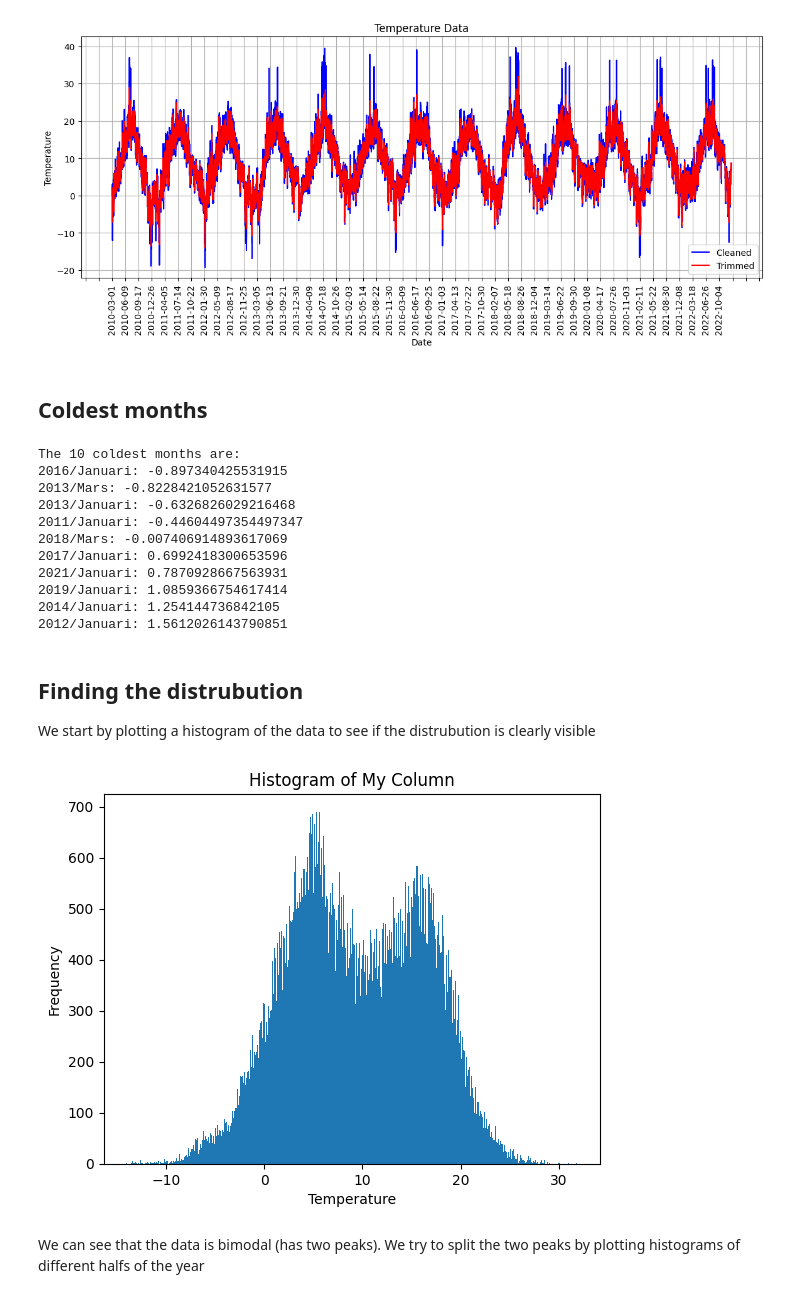
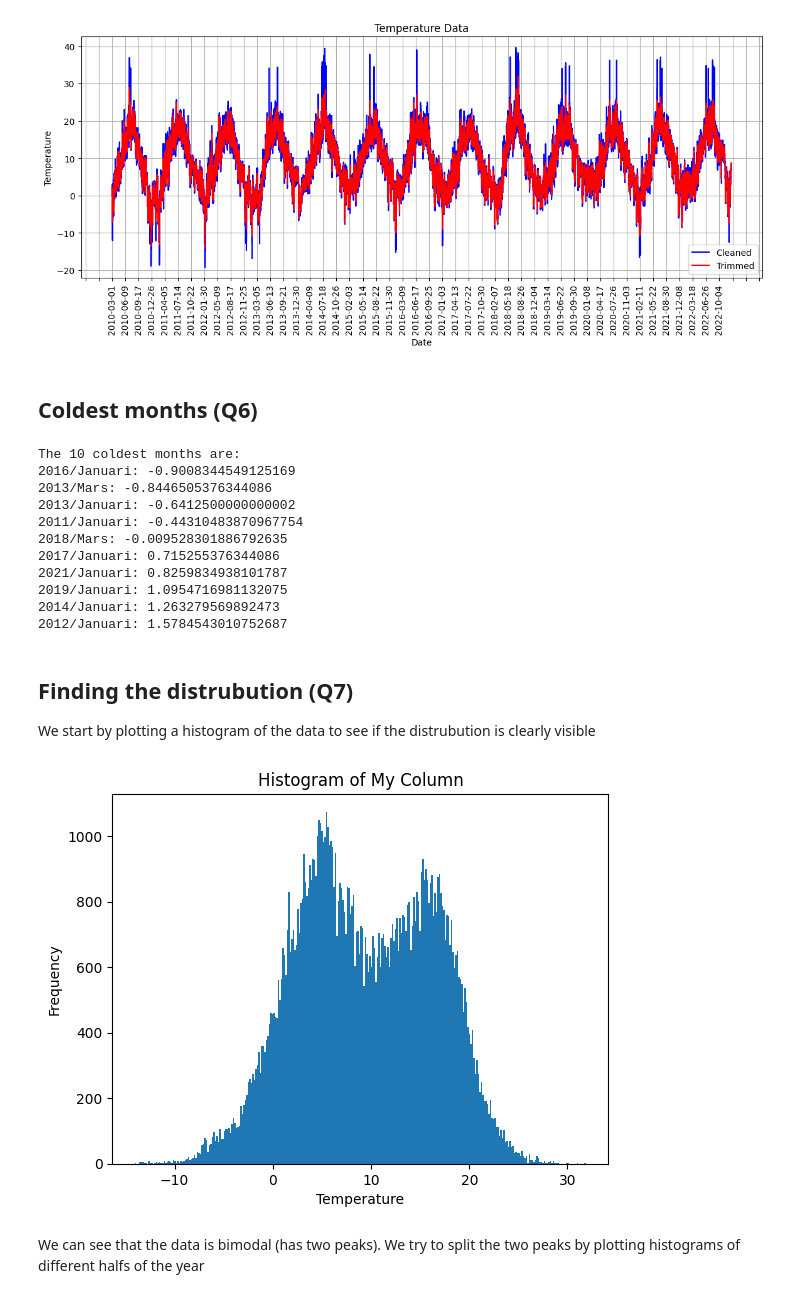
Before and after one commit to SebbeCaliban/DataAnalys, a Jupyter notebook: Smhi_analys.ipynb, the cells around one changed output. Drawn from its saved outputs; the diff is of its cells as text; code cells hidden in the pictures.

```diff
--- a/Smhi_analys.ipynb
+++ b/Smhi_analys.ipynb
@@ -27,0 +42,6 @@ df
+# %%
+n_old = len(df)
+df.drop_duplicates(subset=['Datum', 'Tid (UTC)'], keep='first', inplace=True)
+df = df.reset_index()
+n_new = len(df)
+print(f'Duplicates: {n_old - n_new}, Precentual: {(n_old - n_new)/n_old}')
@@ -237,7 +251,7 @@ plt.show()
 # %% [output]
 [figure]
 # %% [markdown]
-## Coldest months
+## Coldest months (Q6)
 # %%
 months_string = ["Januari", "February", "Mars", "April", "May", "June", "July", "August", "September", "Oktober", "November", "December"]
 months = []
@@ -268,30 +282,30 @@ for i in range(10):
     print(f'{list(sorted_temp_dict.keys())[i][:4]}/{months_string[int(list(sorted_temp_dict.keys())[i][-1])-1]}: {list(sorted_temp_dict.values())[i]}')
 # %% [output]
 The 10 coldest months are:
-2016/Januari: -0.897340425531915
-2013/Mars: -0.8228421052631577
-2013/Januari: -0.6326826029216468
-2011/Januari: -0.44604497354497347
-2018/Mars: -0.007406914893617069
-2017/Januari: 0.6992418300653596
-2021/Januari: 0.7870928667563931
-2019/Januari: 1.0859366754617414
-2014/Januari: 1.254144736842105
-2012/Januari: 1.5612026143790851
+2016/Januari: -0.9008344549125169
+2013/Mars: -0.8446505376344086
+2013/Januari: -0.6412500000000002
+2011/Januari: -0.44310483870967754
+2018/Mars: -0.009528301886792635
+2017/Januari: 0.715255376344086
+2021/Januari: 0.8259834938101787
+2019/Januari: 1.0954716981132075
+2014/Januari: 1.263279569892473
+2012/Januari: 1.5784543010752687
 # %% [markdown]
-## Finding the distrubution
+## Finding the distrubution (Q7)
 We start by plotting a histogram of the data to see if the distrubution is clearly visible
 # %%
-plt.hist(df['Trimmed'], bins=500)
+plt.hist(df['Trimmed'], bins=300)
 
 # Add labels and a title to the plot
 plt.xlabel('Temperature')
 plt.ylabel('Frequency')
 plt.title('Histogram of My Column')
 
 # Display the plot
 plt.show()
 # %% [output]
-[figure, old version]
+[figure, new version]
 # %% [markdown]
 We can see that the data is bimodal (has two peaks). We try to split the two peaks by plotting histograms of different halfs of the year
```
Also changed, not shown: parts of 44 cells of this notebook.
